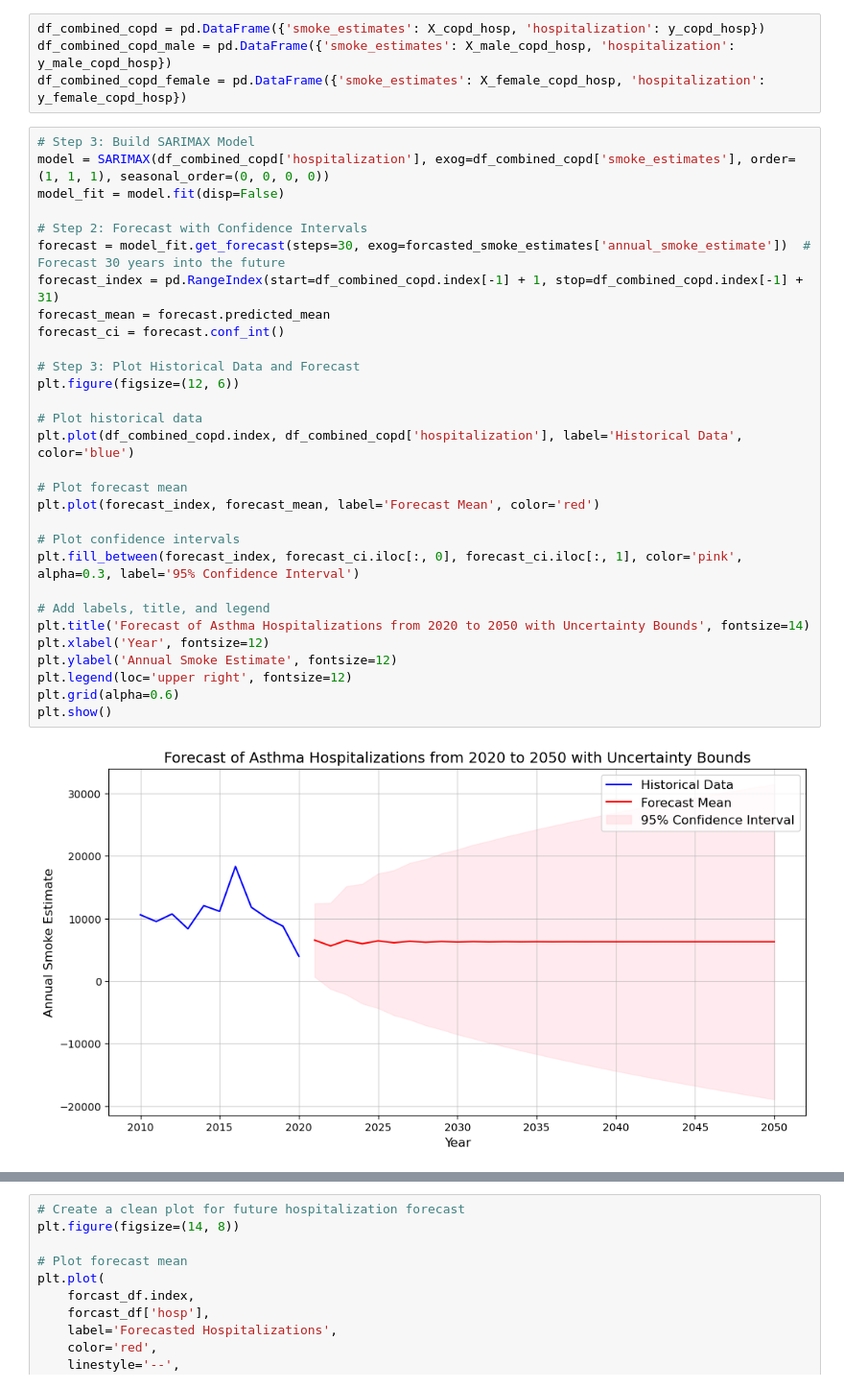
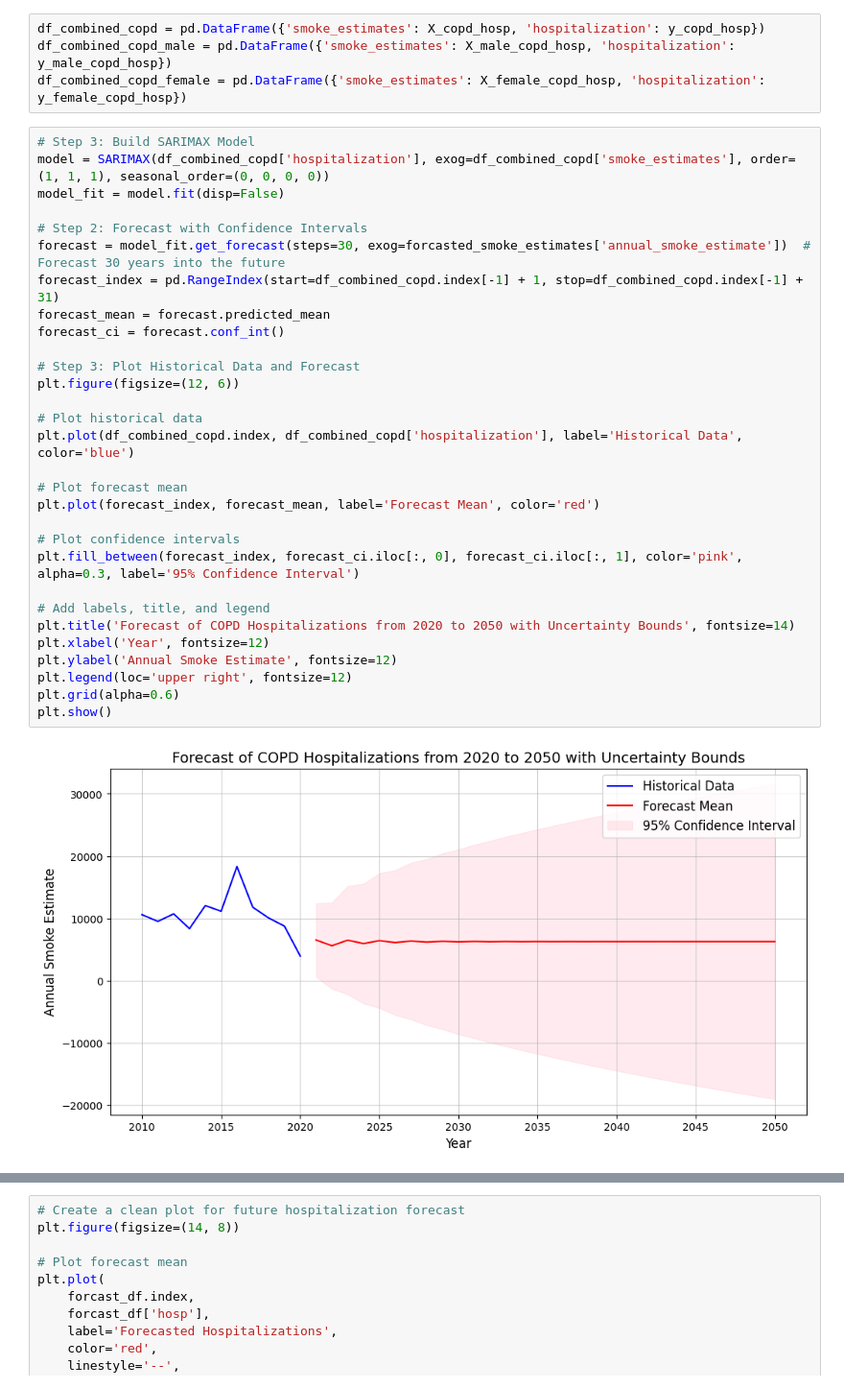
Before and after one commit to swarali-desai/data-512-course-project, a Jupyter notebook: src/6_health_impact_forecast.ipynb, the cells around one changed output, grey strips where cells are left out. Shown at 96% size. Saved outputs shown, nothing was run; the diff lists cells and outputs as text.

```diff
--- a/src/6_health_impact_forecast.ipynb
+++ b/src/6_health_impact_forecast.ipynb
@@ -314,35 +314,35 @@ df_combined_copd_female = pd.DataFrame({'smoke_estimates': X_female_copd_hosp, '
 # %%
 # Step 3: Build SARIMAX Model
 model = SARIMAX(df_combined_copd['hospitalization'], exog=df_combined_copd['smoke_estimates'], order=(1, 1, 1), seasonal_order=(0, 0, 0, 0))
 model_fit = model.fit(disp=False)
 
 # Step 2: Forecast with Confidence Intervals
 forecast = model_fit.get_forecast(steps=30, exog=forcasted_smoke_estimates['annual_smoke_estimate'])  # Forecast 30 years into the future
 forecast_index = pd.RangeIndex(start=df_combined_copd.index[-1] + 1, stop=df_combined_copd.index[-1] + 31)
 forecast_mean = forecast.predicted_mean
 forecast_ci = forecast.conf_int()
 
 # Step 3: Plot Historical Data and Forecast
 plt.figure(figsize=(12, 6))
 
 # Plot historical data
 plt.plot(df_combined_copd.index, df_combined_copd['hospitalization'], label='Historical Data', color='blue')
 
 # Plot forecast mean
 plt.plot(forecast_index, forecast_mean, label='Forecast Mean', color='red')
 
 # Plot confidence intervals
 plt.fill_between(forecast_index, forecast_ci.iloc[:, 0], forecast_ci.iloc[:, 1], color='pink', alpha=0.3, label='95% Confidence Interval')
 
 # Add labels, title, and legend
-plt.title('Forecast of Asthma Hospitalizations from 2020 to 2050 with Uncertainty Bounds', fontsize=14)
+plt.title('Forecast of COPD Hospitalizations from 2020 to 2050 with Uncertainty Bounds', fontsize=14)
 plt.xlabel('Year', fontsize=12)
 plt.ylabel('Annual Smoke Estimate', fontsize=12)
 plt.legend(loc='upper right', fontsize=12)
 plt.grid(alpha=0.6)
 plt.show()
 # %% [output]
-[figure, old version]
+[figure, new version]
 # %%
 # Step 1: Build SARIMAX Model
 model = SARIMAX(df_combined_copd_male['hospitalization'], exog=df_combined_copd_male['smoke_estimates'], order=(1, 1, 1), seasonal_order=(0, 0, 0, 0))
```
Also changed, not shown: parts of 9 cells of this notebook, 14 other files.
